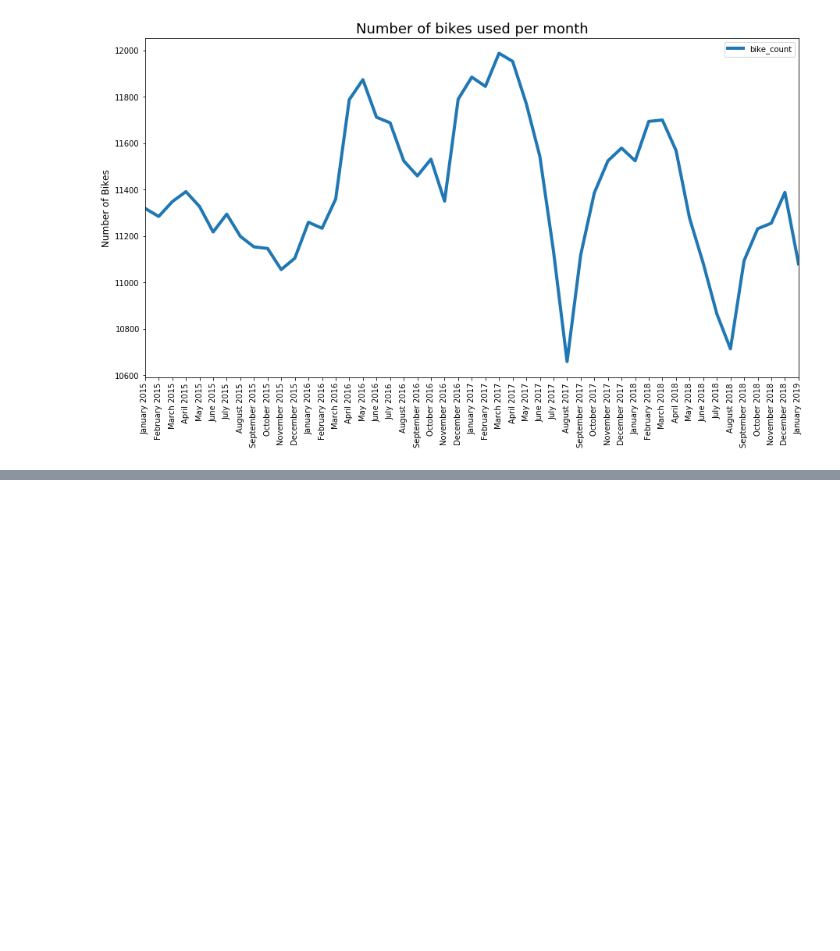
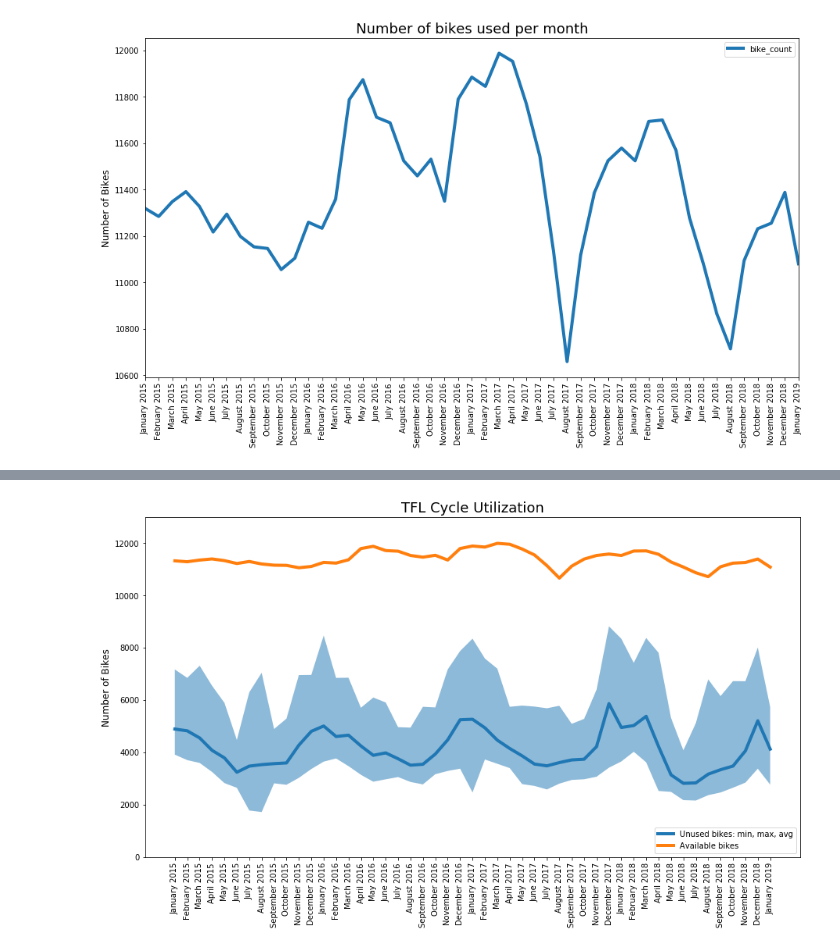
Before and after one commit to DanteLore/tfl-cycles, a Jupyter notebook: notebooks/bike_utilisation.ipynb, the cells around one changed output, grey strips where cells are left out. Cells and saved outputs as stored; diff of their text form; code cells hidden in the pictures; blank space fills up the shorter version.

```diff
--- a/notebooks/bike_utilisation.ipynb
+++ b/notebooks/bike_utilisation.ipynb
@@ -151,0 +144,17 @@ df.toPandas()
+# %%
+fig, ax = plt.subplots(figsize=(15, 8))
+
+ax.plot(utilisation['month_label'], utilisation['unused_bikes_avg'], linewidth=4.0, label="Unused bikes: min, max, avg")
+ax.fill_between(utilisation['month_label'], utilisation['unused_bikes_min'], utilisation['unused_bikes_max'], alpha=0.5)
+
+ax.plot(utilisation['month_label'], utilisation['bikes_available'], linewidth=4.0, label="Available bikes")
+
+plt.title("TFL Cycle Utilization", fontsize=18)
+plt.xlabel('')
+plt.ylim(bottom=0, top=13000)
+plt.xticks(rotation=90)
+plt.ylabel('Number of Bikes', fontsize=12)
+plt.legend(loc='lower right')
+plt.show()
+# %% [output]
+[figure, added]
```
Also changed, not shown: parts of 2 cells of this notebook, 1 other file.
